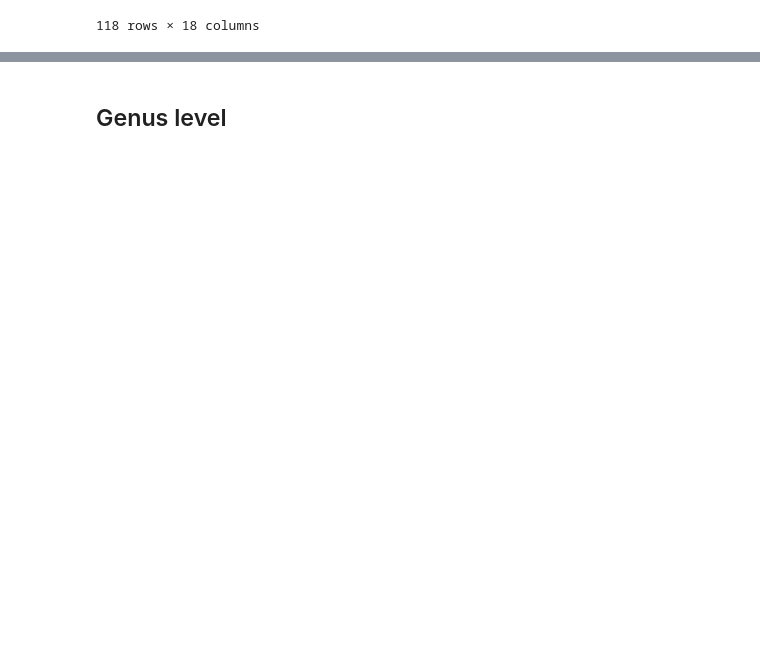
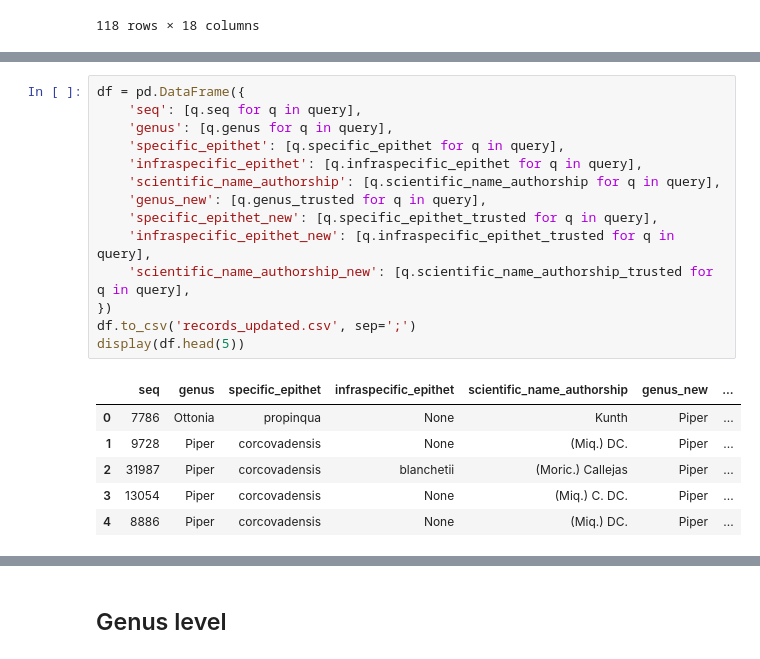
Before and after one commit to xaaaandao/piperaceae-sql, a Jupyter notebook: data_trusted_identifier/update_genus_specific_epithet.ipynb, the cells around one changed output, grey strips where cells are left out. Cells and saved outputs as stored; diff of their text form; blank space fills up the shorter version.

```diff
--- a/data_trusted_identifier/update_genus_specific_epithet.ipynb
+++ b/data_trusted_identifier/update_genus_specific_epithet.ipynb
@@ -50,0 +116,21 @@ df
+# %%
+df = pd.DataFrame({
+    'seq': [q.seq for q in query],
+    'genus': [q.genus for q in query],
+    'specific_epithet': [q.specific_epithet for q in query],
+    'infraspecific_epithet': [q.infraspecific_epithet for q in query],
+    'scientific_name_authorship': [q.scientific_name_authorship for q in query],
+    'genus_new': [q.genus_trusted for q in query],
+    'specific_epithet_new': [q.specific_epithet_trusted for q in query],
+    'infraspecific_epithet_new': [q.infraspecific_epithet_trusted for q in query],
+    'scientific_name_authorship_new': [q.scientific_name_authorship_trusted for q in query],
+})
+df.to_csv('records_updated.csv', sep=';')
+display(df.head(5))
+# %% [output]
+|  | seq | genus | specific_epithet | infraspecific_epithet | scientific_name_authorship | genus_new | ... |
+| 0 | 7786 | Ottonia | propinqua | None | Kunth | Piper | ... |
+| 1 | 9728 | Piper | corcovadensis | None | (Miq.) DC. | Piper | ... |
+| 2 | 31987 | Piper | corcovadensis | blanchetii | (Moric.) Callejas | Piper | ... |
+| 3 | 13054 | Piper | corcovadensis | None | (Miq.) C. DC. | Piper | ... |
+| 4 | 8886 | Piper | corcovadensis | None | (Miq.) DC. | Piper | ... |
```
Also changed, not shown: parts of 10 cells of this notebook, 6 other files.
